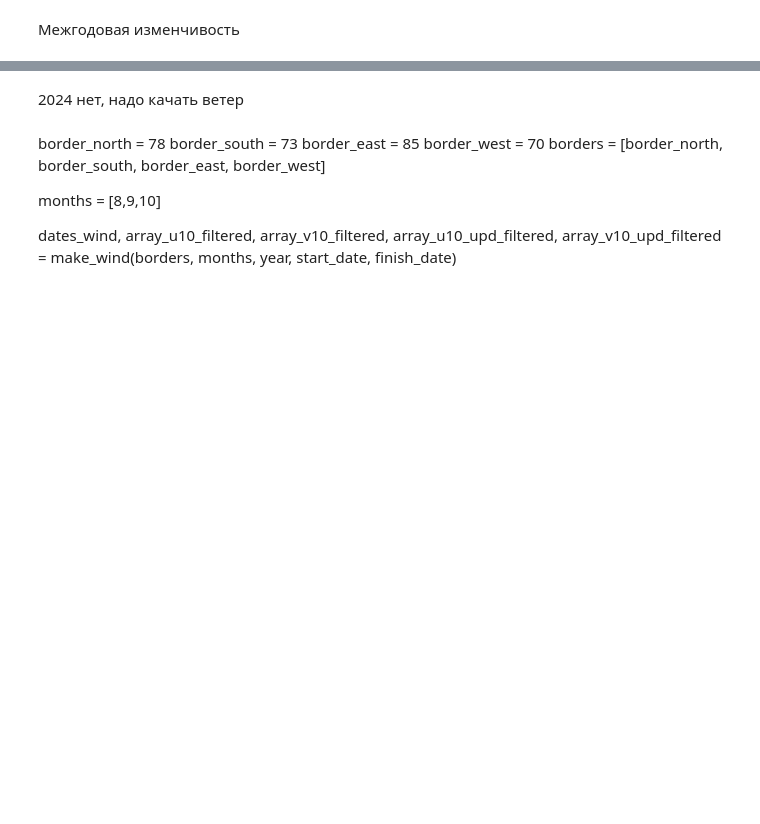
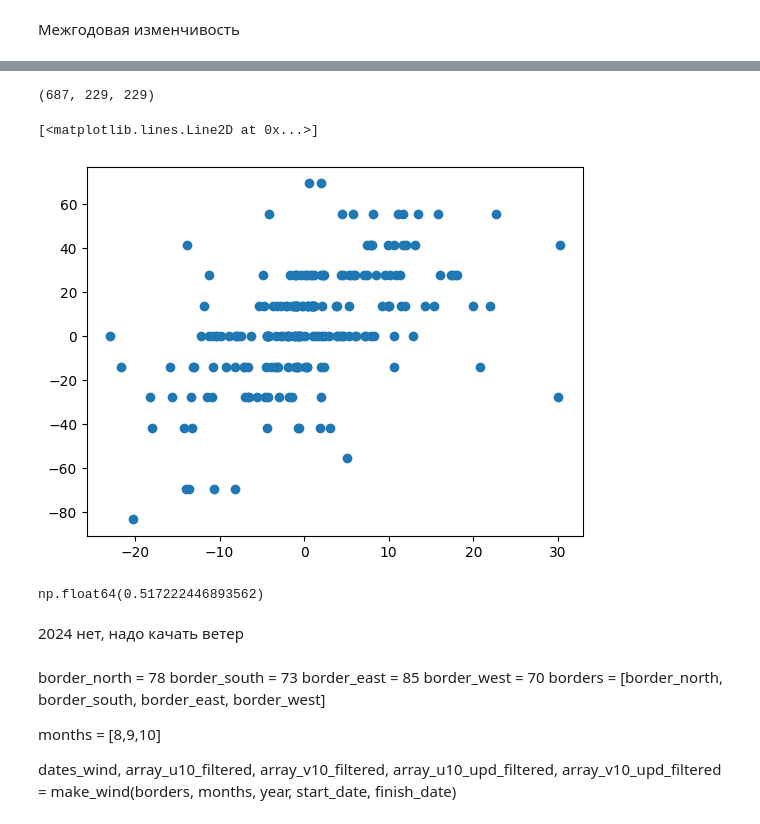
Before and after one commit to Asavvva/neptun, a Jupyter notebook: Plume_description/wind/border_and_wind_Kara.ipynb, the cells around one changed output, grey strips where cells are left out. Drawn from its saved outputs; the diff is of its cells as text; code cells hidden in the pictures; blank space fills up the shorter version.

```diff
--- a/Plume_description/wind/border_and_wind_Kara.ipynb
+++ b/Plume_description/wind/border_and_wind_Kara.ipynb
@@ -496,5 +646,9 @@ print(df['a'].corr(df['b']), df['a'].corr(df['c']))
 # df75, df80, coef75, intercept75, coef80, intercept80 = make_reg_coef(U_neg_averages, V_averages, NB_delta_75E_km, NB_delta_80E_km)
 # print(df75['a'].corr(df75['b']), coef75, intercept75)
 # print(df80['a'].corr(df80['b']), coef80, intercept80)
+# %%
+all_U_neg.append(U_neg)
+all_NB_delta_75E_km.append(NB_delta_75E_km)
+all_Ekman_data_u.append(Ekman_data_u)
 # %%
 draw_border_wind(dates, NB_75E, NB_delta_75E_km, dates_wind, U_Ekman_sm, Ekman_data_u, str(year))
@@ -534,2 +698,6 @@ print(df80['a'].corr(df80['b']), coef80, intercept80)
+# %%
+all_U_neg.append(U_neg)
+all_NB_delta_75E_km.append(NB_delta_75E_km)
+all_Ekman_data_u.append(Ekman_data_u)
 # %%
 draw_border_wind(dates, NB_75E, NB_delta_75E_km, dates_wind, U_Ekman_sm, Ekman_data_u, str(year))
@@ -535,0 +706,20 @@ draw_border_wind(dates, NB_75E, NB_delta_75E_km, dates_wind, U_Ekman_sm, Ekman_d
+# %%
+def flatten(lst):
+    for item in lst:
+        if isinstance(item, list):
+            yield from flatten(item)
+        else:
+            yield item
+# %%
+all_U_neg_flat = list(flatten(all_U_neg))
+all_NB_delta_75E_km_flat = list(flatten(all_NB_delta_75E_km))
+all_Ekman_data_u_flat = list(flatten(all_Ekman_data_u))
+# %%
+len(all_U_neg_flat), len(all_NB_delta_75E_km_flat), len(all_Ekman_data_u_flat)
+# %% [output]
+(687, 229, 229)
+# %%
+plt.plot(all_Ekman_data_u_flat, all_NB_delta_75E_km_flat, linestyle='None', marker='o')
+# %% [output]
+[<matplotlib.lines.Line2D at 0x...>]
+[figure, added]
@@ -536,3 +733,7 @@ draw_border_wind(dates, NB_75E, NB_delta_75E_km, dates_wind, U_Ekman_sm, Ekman_d
+# %%
+np.corrcoef(x2, y2)[0, 1]
+# %% [output]
+np.float64(0.517222446893562)
 # %%
 # 2024
 year = 2024
```
Also changed, not shown: parts of 45 cells of this notebook, 11 other files.
